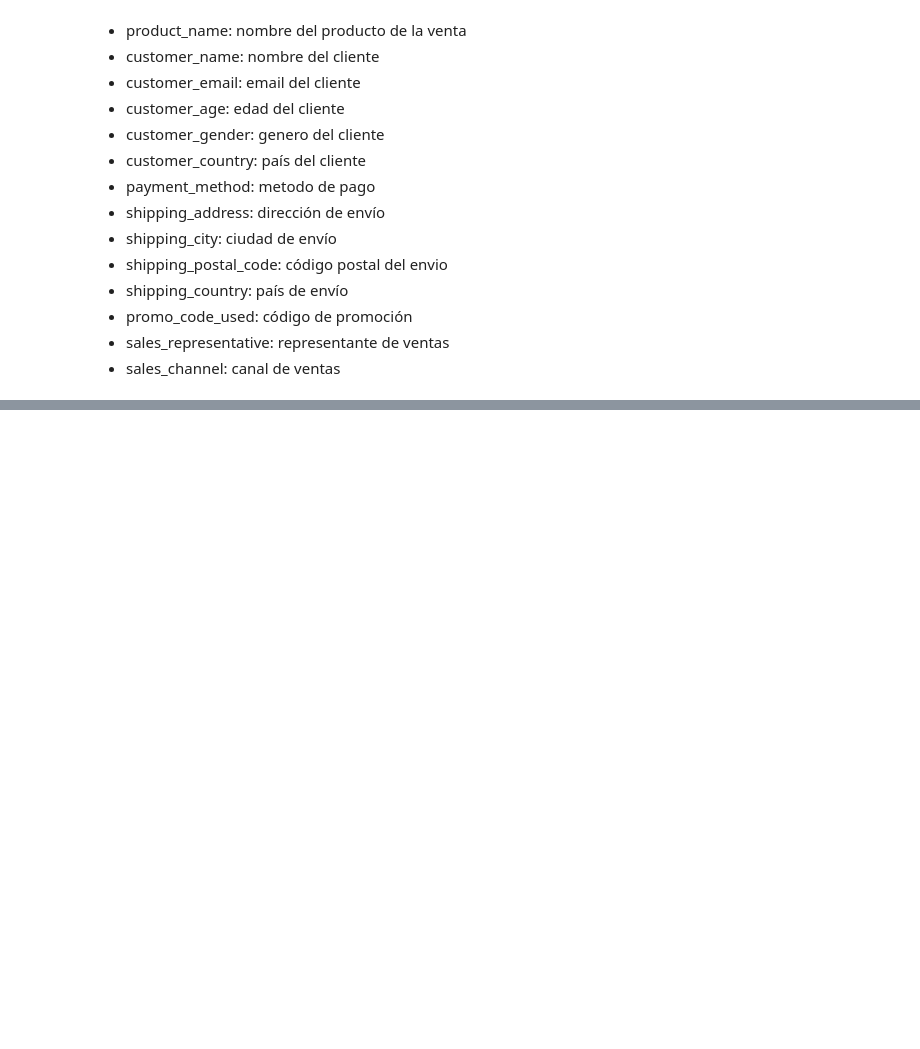
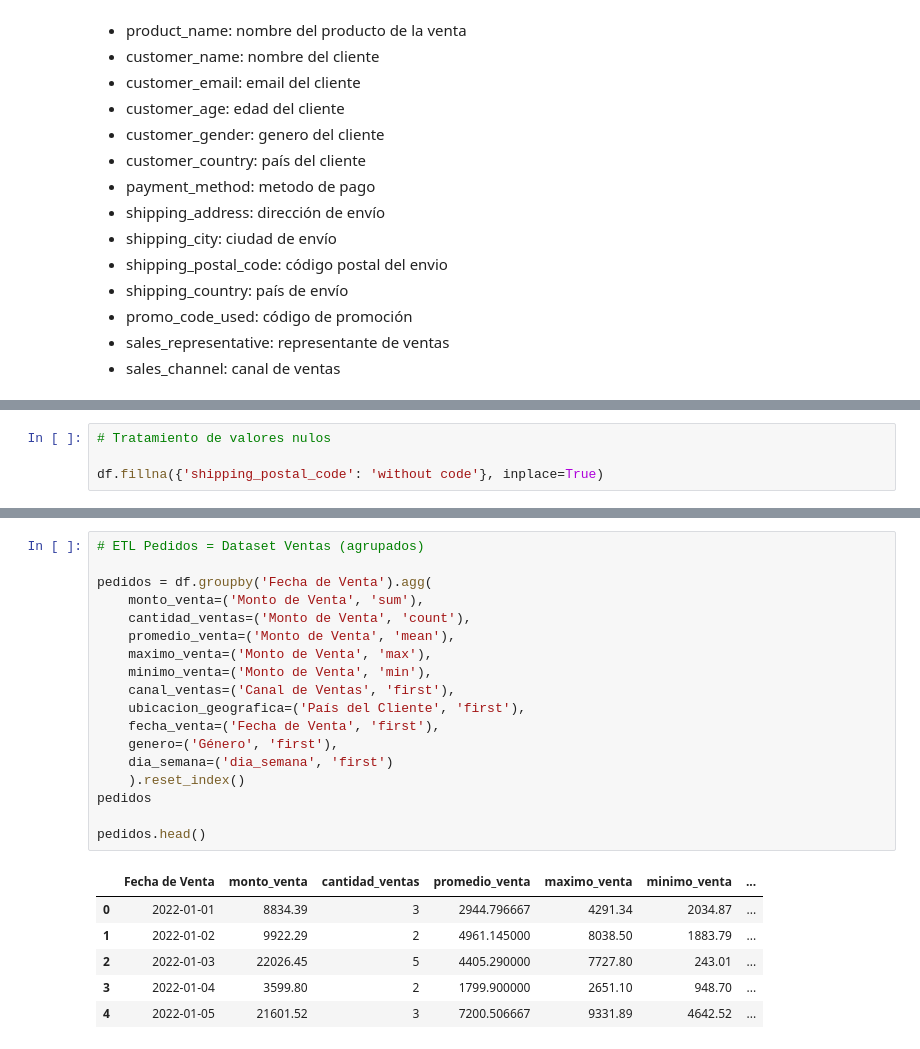
Before and after one commit to Patri2508/Archivos-DA, a Jupyter notebook: Proyecto_CienciadeDatos.ipynb, the cells around one changed output, grey strips where cells are left out. Cells and saved outputs as stored; diff of their text form; blank space fills up the shorter version.

```diff
--- a/Proyecto_CienciadeDatos.ipynb
+++ b/Proyecto_CienciadeDatos.ipynb
@@ -73,0 +146,4 @@ df.head()
+# %%
+# Tratamiento de valores nulos
+
+df.fillna({'shipping_postal_code': 'without code'}, inplace=True)
@@ -73,0 +294,25 @@ df.head()
+# %%
+# ETL Pedidos = Dataset Ventas (agrupados)
+
+pedidos = df.groupby('Fecha de Venta').agg(
+    monto_venta=('Monto de Venta', 'sum'),
+    cantidad_ventas=('Monto de Venta', 'count'),
+    promedio_venta=('Monto de Venta', 'mean'),
+    maximo_venta=('Monto de Venta', 'max'),
+    minimo_venta=('Monto de Venta', 'min'),
+    canal_ventas=('Canal de Ventas', 'first'),
+    ubicacion_geografica=('País del Cliente', 'first'),
+    fecha_venta=('Fecha de Venta', 'first'),
+    genero=('Género', 'first'),
+    dia_semana=('dia_semana', 'first')
+    ).reset_index()
+pedidos
+
+pedidos.head()
+# %% [output]
+|  | Fecha de Venta | monto_venta | cantidad_ventas | promedio_venta | maximo_venta | minimo_venta | ... |
+| 0 | 2022-01-01 | 8834.39 | 3 | 2944.796667 | 4291.34 | 2034.87 | ... |
+| 1 | 2022-01-02 | 9922.29 | 2 | 4961.145000 | 8038.50 | 1883.79 | ... |
+| 2 | 2022-01-03 | 22026.45 | 5 | 4405.290000 | 7727.80 | 243.01 | ... |
+| 3 | 2022-01-04 | 3599.80 | 2 | 1799.900000 | 2651.10 | 948.70 | ... |
+| 4 | 2022-01-05 | 21601.52 | 3 | 7200.506667 | 9331.89 | 4642.52 | ... |
```
Also changed, not shown: parts of 24 cells of this notebook.
